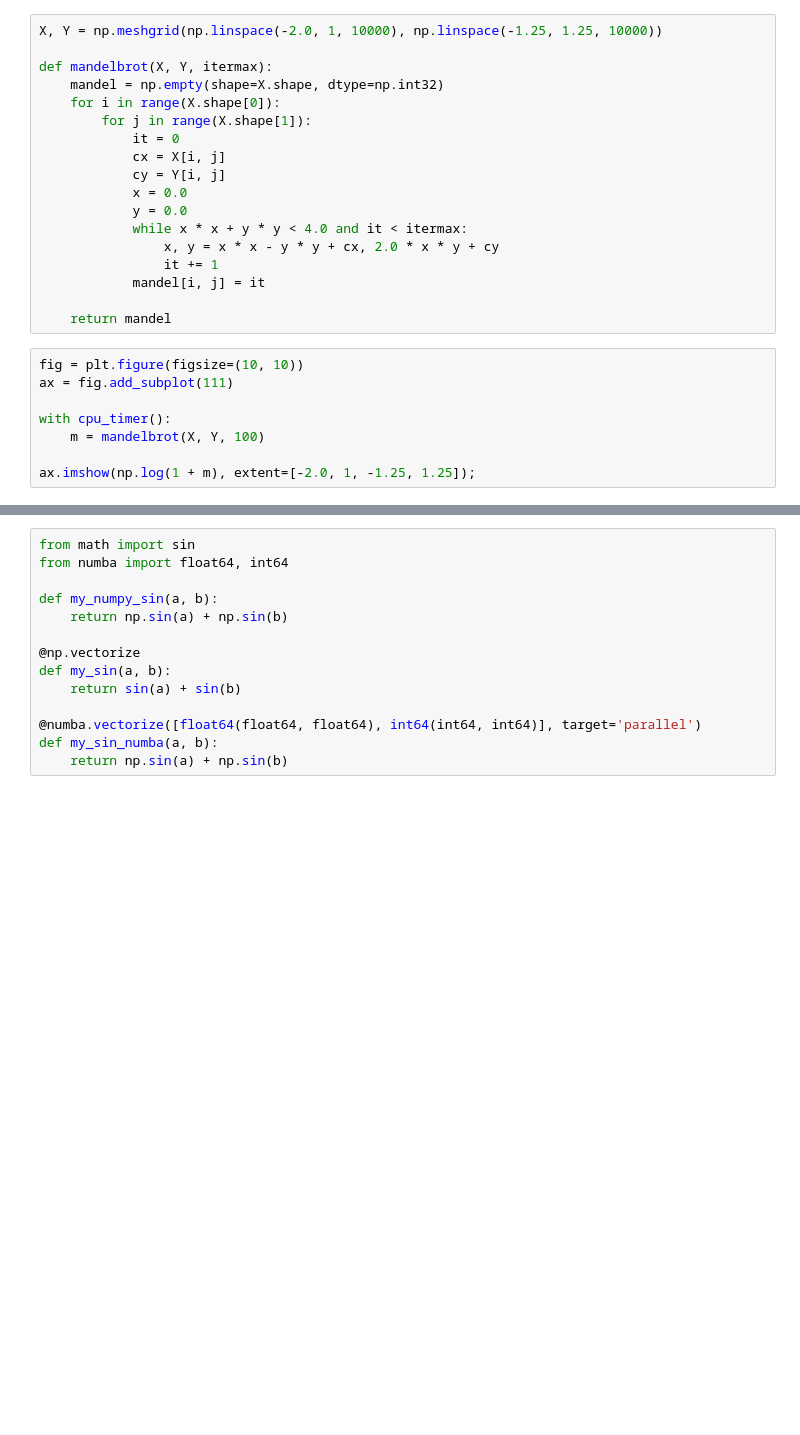
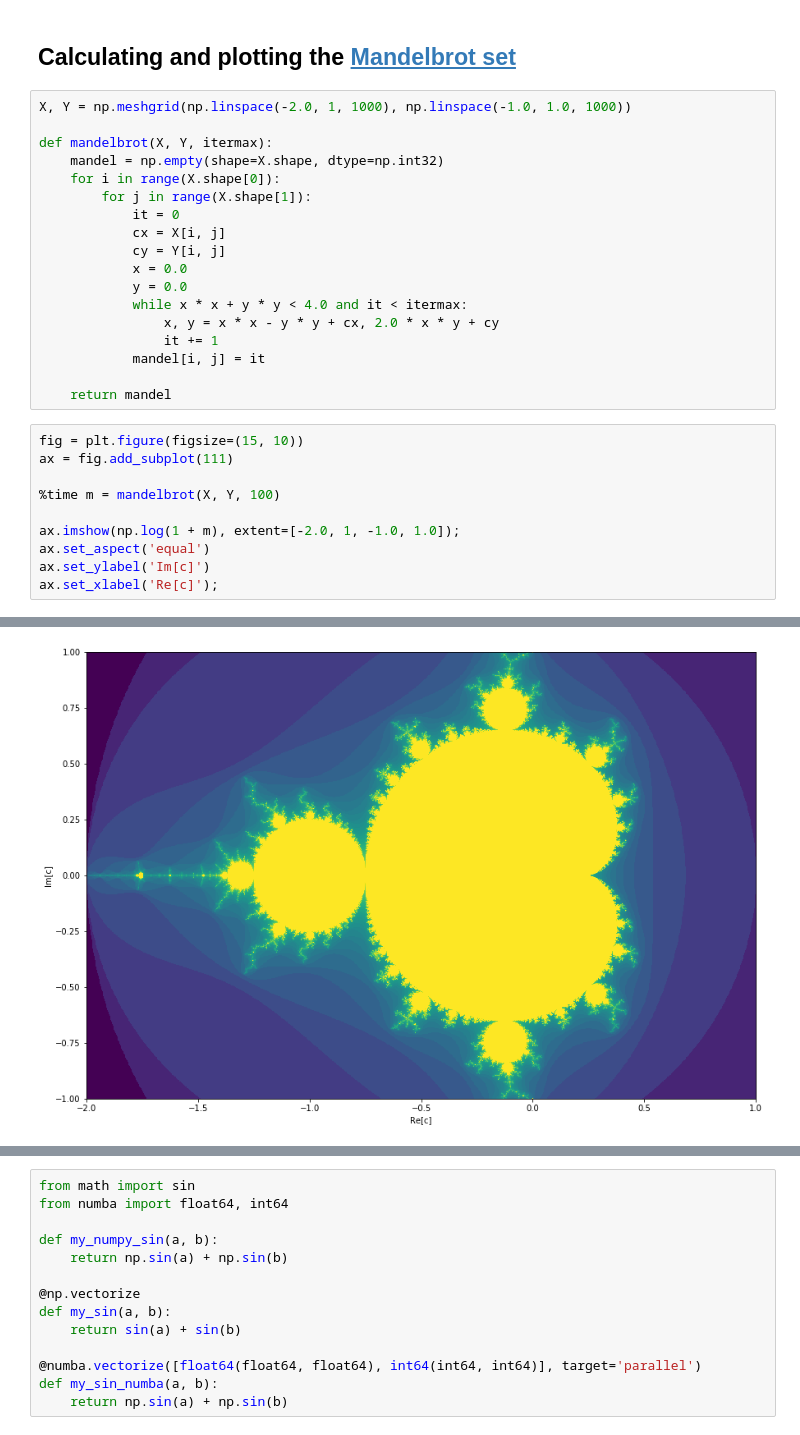
Before and after one commit to eth-cscs/PythonHPC, a Jupyter notebook: numba-cpu/Numba_Cpu.ipynb, the cells around one changed output, grey strips where cells are left out. Drawn from its saved outputs; the diff is of its cells as text; blank space fills up the shorter version.

```diff
--- a/numba-cpu/Numba_Cpu.ipynb
+++ b/numba-cpu/Numba_Cpu.ipynb
@@ -19,5 +99,7 @@ def cpu_timer():
+# %% [markdown]
+## Calculating and plotting the [Mandelbrot set](https://en.wikipedia.org/wiki/Mandelbrot_set)
 # %%
-X, Y = np.meshgrid(np.linspace(-2.0, 1, 10000), np.linspace(-1.25, 1.25, 10000))
+X, Y = np.meshgrid(np.linspace(-2.0, 1, 1000), np.linspace(-1.0, 1.0, 1000))
 
 def mandelbrot(X, Y, itermax):
     mandel = np.empty(shape=X.shape, dtype=np.int32)
@@ -35,10 +117,13 @@ def mandelbrot(X, Y, itermax):
 
     return mandel
 # %%
-fig = plt.figure(figsize=(10, 10))
+fig = plt.figure(figsize=(15, 10))
 ax = fig.add_subplot(111)
 
-with cpu_timer():
-    m = mandelbrot(X, Y, 100)
+%time m = mandelbrot(X, Y, 100)
 
-ax.imshow(np.log(1 + m), extent=[-2.0, 1, -1.25, 1.25]);
+ax.imshow(np.log(1 + m), extent=[-2.0, 1, -1.0, 1.0]);
+ax.set_aspect('equal')
+ax.set_ylabel('Im[c]')
+ax.set_xlabel('Re[c]');
+# %% [output]
@@ -45 +132,2 @@ ax.imshow(np.log(1 + m), extent=[-2.0, 1, -1.25, 1.25]);
+[figure, added]
 # %%
```
Also changed, not shown: parts of 29 cells of this notebook, 1 other file.
